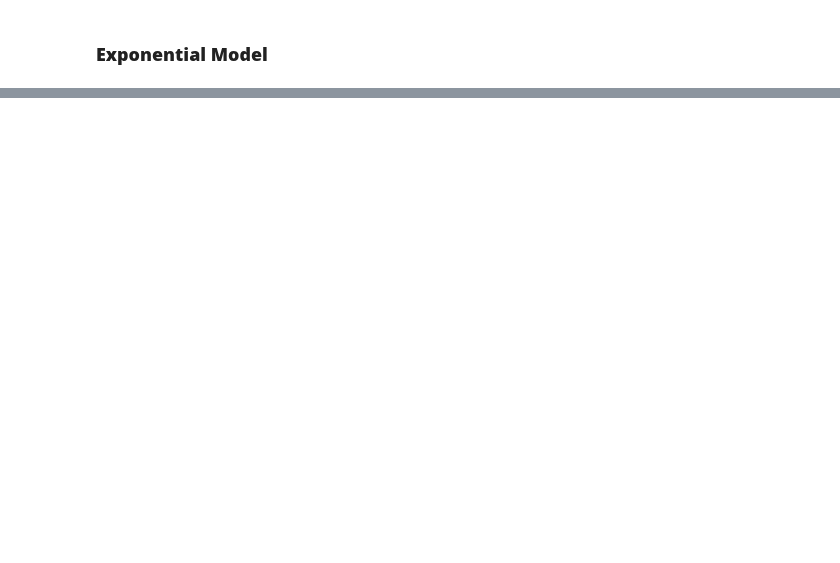
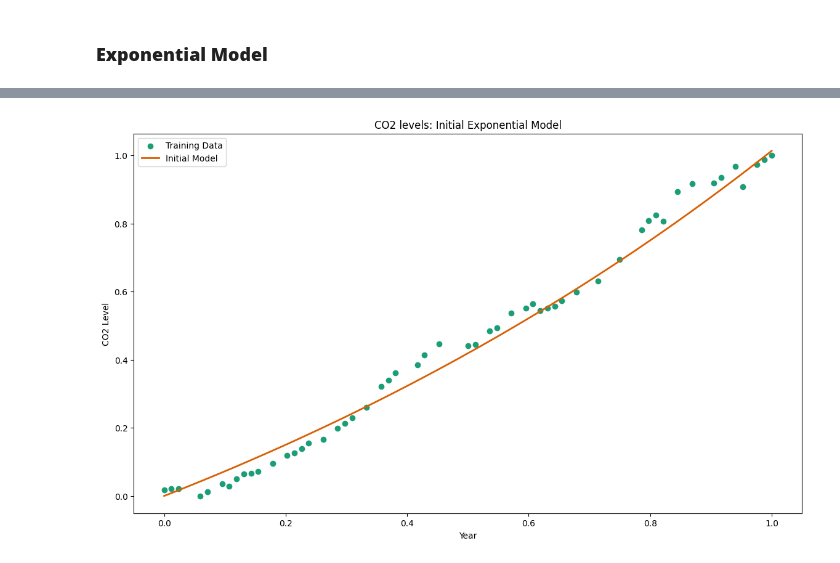
Before and after one commit to SepehrAkbari/LFC-courses, a Jupyter notebook: CSCI-240/Project-3/Main/Main.ipynb, the cells around one changed output, grey strips where cells are left out. Drawn from its saved outputs; the diff is of its cells as text; code cells hidden in the pictures; blank space fills up the shorter version.

```diff
--- a/CSCI-240/Project-3/Main/Main.ipynb
+++ b/CSCI-240/Project-3/Main/Main.ipynb
@@ -174,0 +174,14 @@ plt.show()
+# %%
+x = np.linspace(0, 1, 100)
+y = exponentialModel(a, b, c, x)
+
+plt.figure(figsize = (14, 8))
+plt.scatter(x_train, y_train, color = '#1b9e77', label = 'Training Data')
+plt.plot(x, y, linewidth = 2, color = '#d95f02', label = 'Initial Model')
+plt.xlabel('Year')
+plt.ylabel('CO2 Level')
+plt.title('CO2 levels: Initial Exponential Model')
+plt.legend()
+plt.show()
+# %% [output]
+[figure, added]
```
Also changed, not shown: parts of 19 cells of this notebook.
